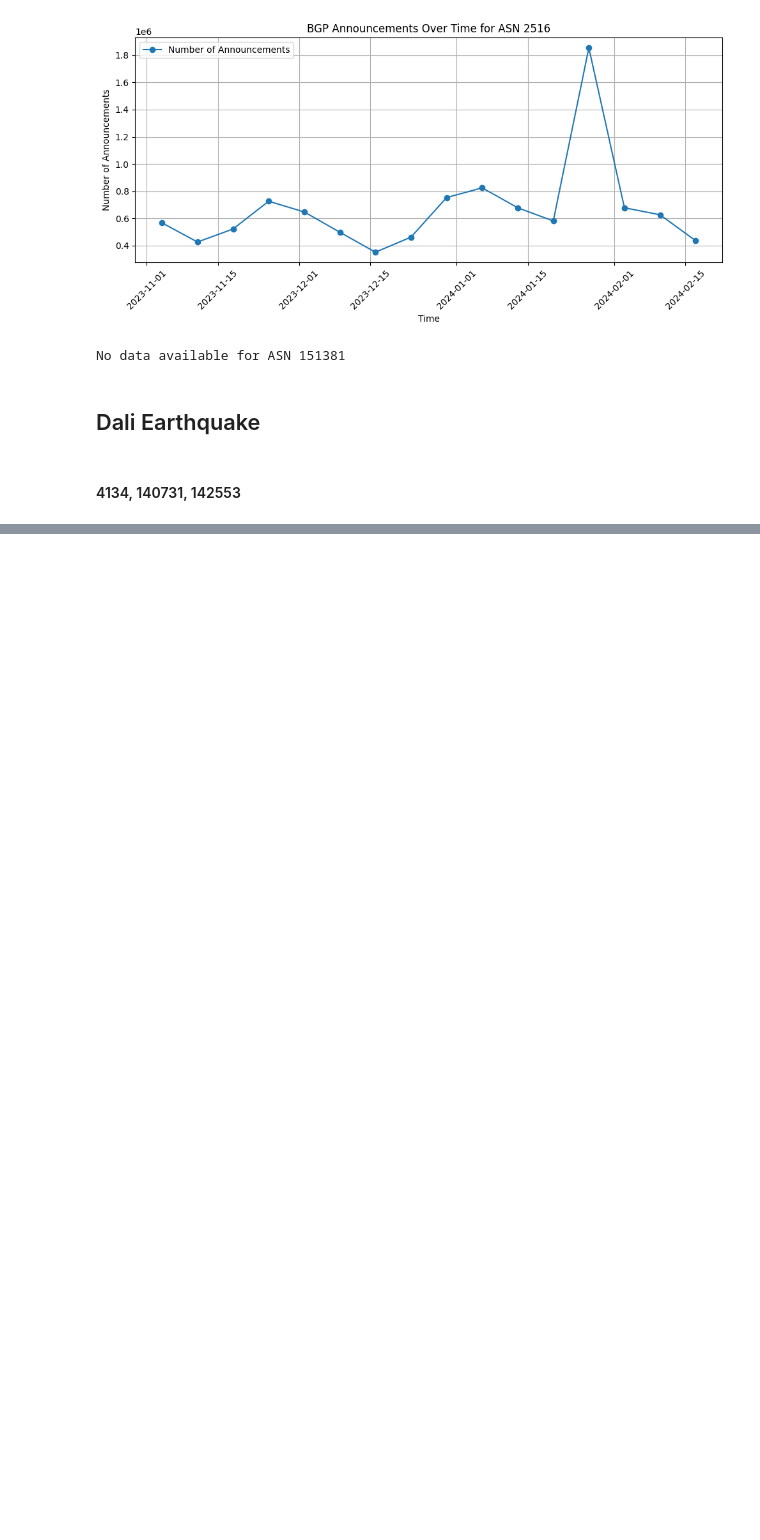
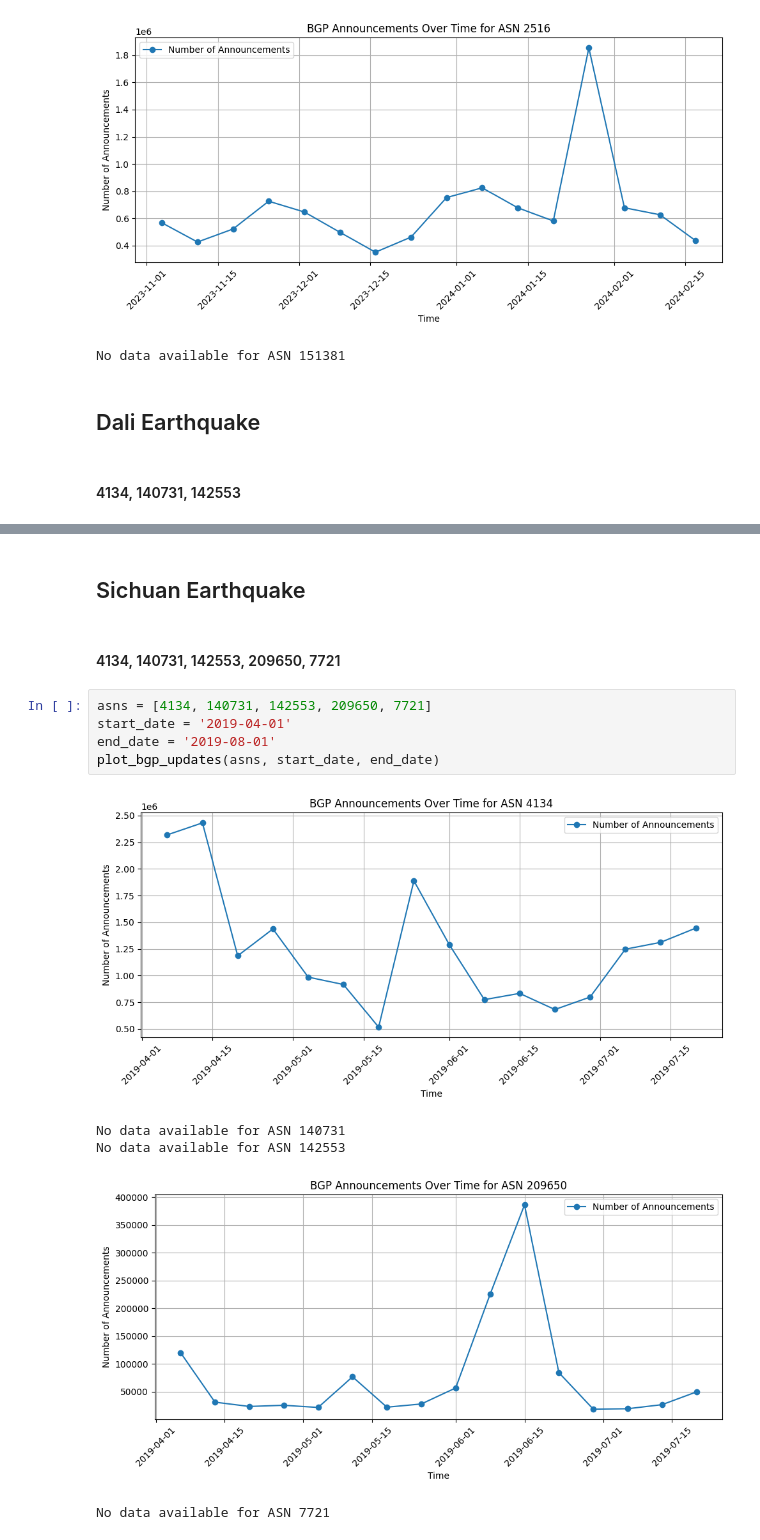
Before and after one commit to soddi1/Flooding, a Jupyter notebook: 10 disasters/accounements_data.ipynb, the cells around one changed output, grey strips where cells are left out. Cells and saved outputs as stored; diff of their text form; blank space fills up the shorter version.

```diff
--- a/10 disasters/accounements_data.ipynb
+++ b/10 disasters/accounements_data.ipynb
@@ -205,3 +205,18 @@ plot_bgp_updates(asns, start_date, end_date)
 [figure]
 [figure]
 [figure]
+# %% [markdown]
+## Sichuan Earthquake
+# %% [markdown]
+#### 4134, 140731, 142553, 209650, 7721
+# %%
+asns = [4134, 140731, 142553, 209650, 7721]
+start_date = '2019-04-01'
+end_date = '2019-08-01'
+plot_bgp_updates(asns, start_date, end_date)
+# %% [output]
+[figure, added]
+No data available for ASN 140731
+No data available for ASN 142553
+[figure, added]
+No data available for ASN 7721
```
Also changed, not shown: parts of 2 cells of this notebook.
